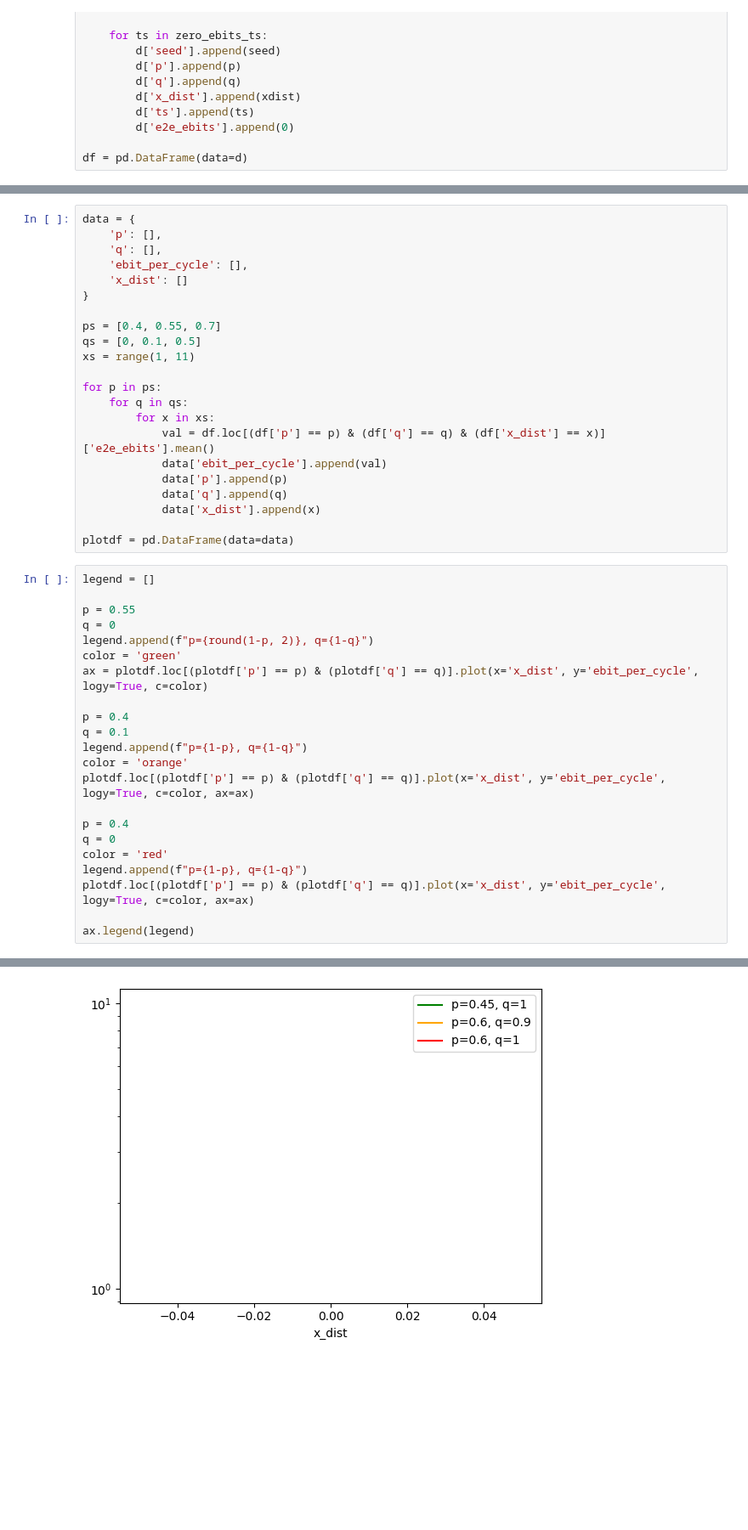
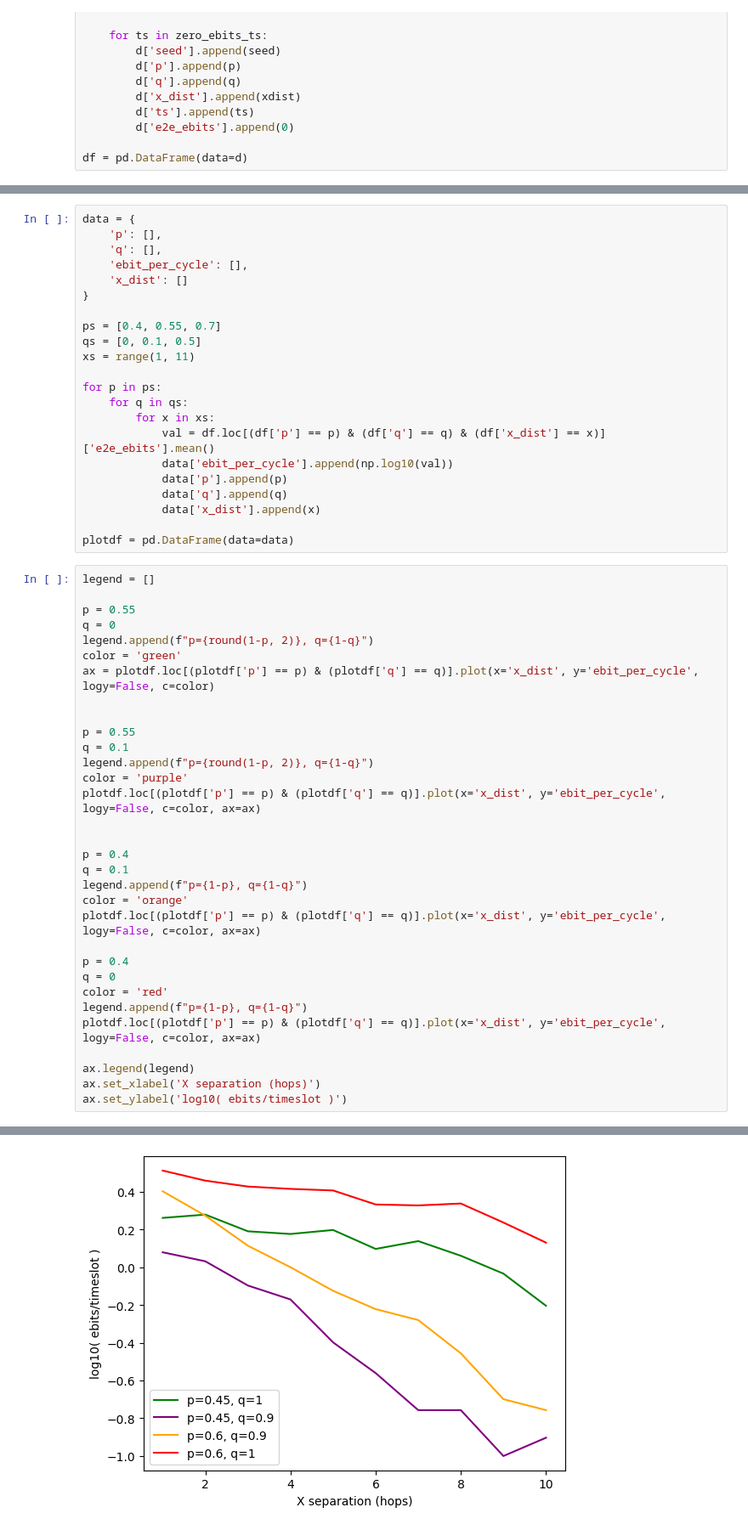
Before and after one commit to huzaifahnadeem/qnet-sim, a Jupyter notebook: src/exp_graph.ipynb, the cells around one changed output, grey strips where cells are left out. Shown at 85% size. Saved outputs shown, nothing was run; the diff lists cells and outputs as text; blank space fills up the shorter version.

Commit message:
run code + graph code adjustments

```diff
--- a/src/exp_graph.ipynb
+++ b/src/exp_graph.ipynb
@@ -75,7 +87,7 @@ for p in ps:
     for q in qs:
         for x in xs:
             val = df.loc[(df['p'] == p) & (df['q'] == q) & (df['x_dist'] == x)]['e2e_ebits'].mean()
-            data['ebit_per_cycle'].append(val)
+            data['ebit_per_cycle'].append(np.log10(val))
             data['p'].append(p)
             data['q'].append(q)
             data['x_dist'].append(x)
@@ -88,19 +100,29 @@ p = 0.55
 q = 0
 legend.append(f"p={round(1-p, 2)}, q={1-q}")
 color = 'green'
-ax = plotdf.loc[(plotdf['p'] == p) & (plotdf['q'] == q)].plot(x='x_dist', y='ebit_per_cycle', logy=True, c=color)
+ax = plotdf.loc[(plotdf['p'] == p) & (plotdf['q'] == q)].plot(x='x_dist', y='ebit_per_cycle', logy=False, c=color)
+
+
+p = 0.55
+q = 0.1
+legend.append(f"p={round(1-p, 2)}, q={1-q}")
+color = 'purple'
+plotdf.loc[(plotdf['p'] == p) & (plotdf['q'] == q)].plot(x='x_dist', y='ebit_per_cycle', logy=False, c=color, ax=ax)
+
 
 p = 0.4
 q = 0.1
 legend.append(f"p={1-p}, q={1-q}")
 color = 'orange'
-plotdf.loc[(plotdf['p'] == p) & (plotdf['q'] == q)].plot(x='x_dist', y='ebit_per_cycle', logy=True, c=color, ax=ax)
+plotdf.loc[(plotdf['p'] == p) & (plotdf['q'] == q)].plot(x='x_dist', y='ebit_per_cycle', logy=False, c=color, ax=ax)
 
 p = 0.4
 q = 0
 color = 'red'
 legend.append(f"p={1-p}, q={1-q}")
-plotdf.loc[(plotdf['p'] == p) & (plotdf['q'] == q)].plot(x='x_dist', y='ebit_per_cycle', logy=True, c=color, ax=ax)
+plotdf.loc[(plotdf['p'] == p) & (plotdf['q'] == q)].plot(x='x_dist', y='ebit_per_cycle', logy=False, c=color, ax=ax)
 
 ax.legend(legend)
+ax.set_xlabel('X separation (hops)')
+ax.set_ylabel('log10( ebits/timeslot )')
 # %% [output]
@@ -108 +130 @@ ax.legend(legend)
-[figure, old version]
+[figure, new version]
```
Also changed, not shown: parts of 2 cells of this notebook, 1 other file.
